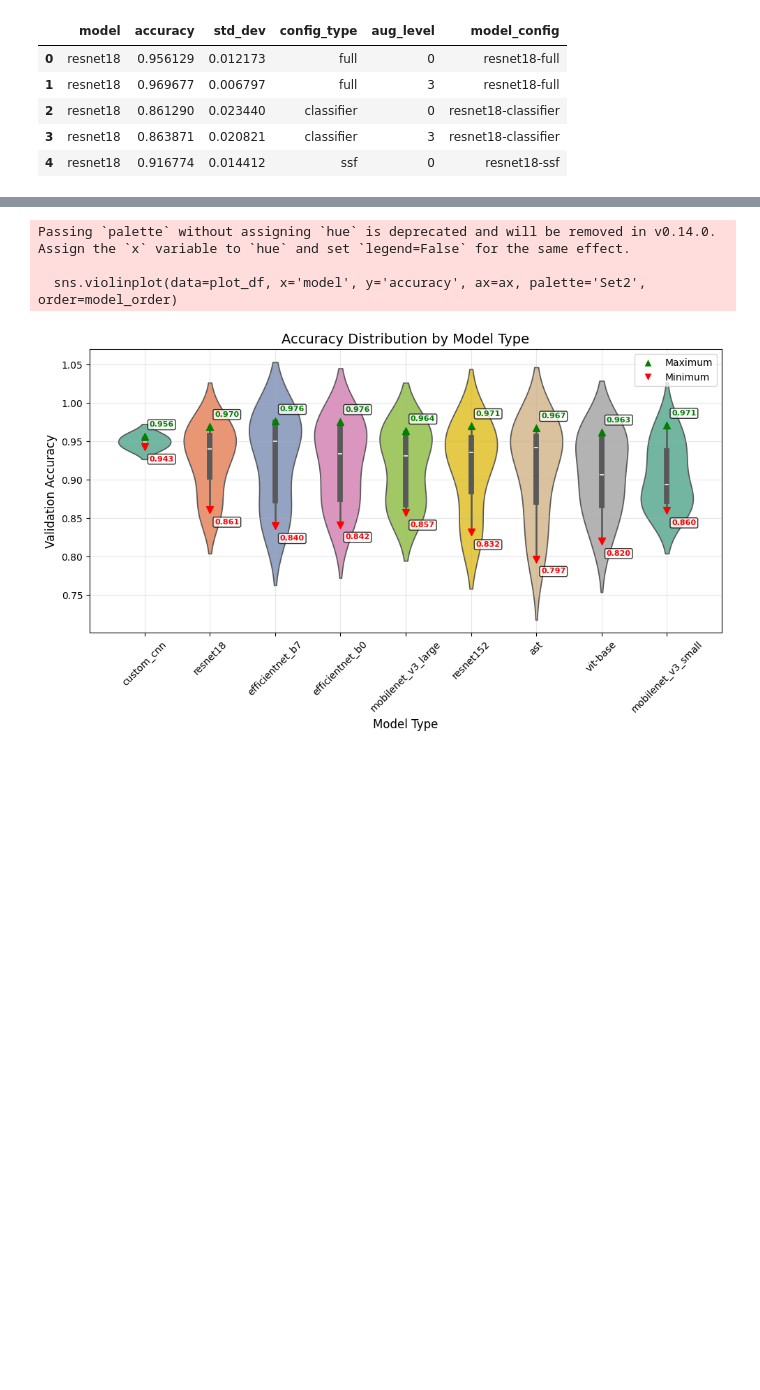
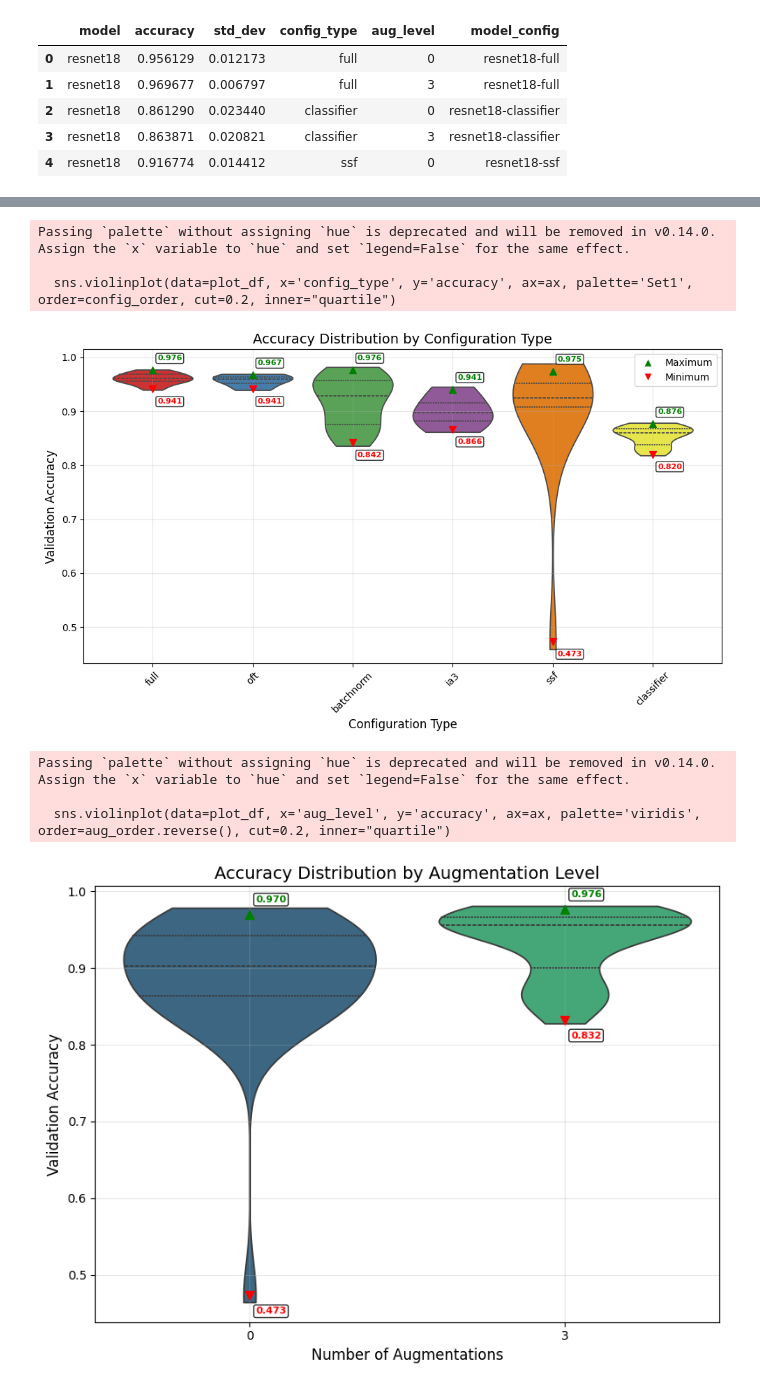
Before and after one commit to AndrewPBerg/UAV_Classification, a Jupyter notebook: src/images/rerun_EDA.ipynb, the cells around one changed output, grey strips where cells are left out. Saved outputs shown, nothing was run; the diff lists cells and outputs as text; code cells hidden in the pictures; blank space fills up the shorter version.

```diff
--- a/src/images/rerun_EDA.ipynb
+++ b/src/images/rerun_EDA.ipynb
@@ -182,0 +190,7 @@ total_runtime = datetime.timedelta(seconds=total_seconds)
+# %%
+plot_df['total_parameters'] = [runs_df['summary'][i]['model/total_parameters'] for i in range(len(runs_df))]
+plot_df['trainable_parameters'] = [runs_df['summary'][i]['model/trainable_parameters'] for i in range(len(runs_df))]
+plot_df['trainable_percentage'] = [runs_df['summary'][i]['model/trainable_percentage'] for i in range(len(runs_df))]
+plot_df['trainable_parameters'] = [runs_df['summary'][i]['model/total_parameters'] for i in range(len(runs_df))]
+plot_df['memory_footprint_mb'] = [runs_df['summary'][i]['model/memory_footprint_mb'] for i in range(len(runs_df))]
+len(plot_df)
@@ -183,7 +199,7 @@ total_runtime = datetime.timedelta(seconds=total_seconds)
 # %%
 # remove outliers from std_dev and accuracy
-plot_df = plot_df[plot_df['std_dev'] < 0.1]
-plot_df = plot_df[plot_df['accuracy'] > 0.5]
+# plot_df = plot_df[plot_df['std_dev'] < 0.1]
+# plot_df = plot_df[plot_df['accuracy'] > 0.5]
 # %%
 # Helper functions for plotting
 def get_ordered_categories(df, group_col, value_col):
@@ -221,30 +312,58 @@ def add_min_max_annotations(ax, df, x_col, y_col, order):
 # %%
-# Plot 1: Accuracy distribution by model type (ordered)
+# Plot 2: Accuracy distribution by configuration type (ordered)
 plt.style.use('default')
 fig, ax = plt.subplots(1, 1, figsize=(10, 6))
 
-model_order = get_ordered_categories(plot_df, 'model', 'accuracy')
-sns.violinplot(data=plot_df, x='model', y='accuracy', ax=ax, palette='Set2', order=model_order)
-add_min_max_annotations(ax, plot_df, 'model', 'accuracy', model_order)
+config_order = get_ordered_categories(plot_df, 'config_type', 'accuracy')
+sns.violinplot(data=plot_df, x='config_type', y='accuracy', ax=ax, palette='Set1', order=config_order, cut=0.2, inner="quartile")
+add_min_max_annotations(ax, plot_df, 'config_type', 'accuracy', config_order)
 
-ax.set_title('Accuracy Distribution by Model Type', fontsize=14)
-ax.set_xlabel('Model Type', fontsize=12)
+ax.set_title('Accuracy Distribution by Configuration Type', fontsize=14)
+ax.set_xlabel('Configuration Type', fontsize=12)
 ax.set_ylabel('Validation Accuracy', fontsize=12)
 ax.tick_params(axis='x', rotation=45)
 ax.grid(True, alpha=0.3)
 
 # Add legend for min/max markers
 legend_elements = [
     plt.Line2D([0], [0], marker='^', color='w', markerfacecolor='green', markersize=8, label='Maximum'),
     plt.Line2D([0], [0], marker='v', color='w', markerfacecolor='red', markersize=8, label='Minimum')
 ]
 ax.legend(handles=legend_elements, loc='upper right')
 
 plt.tight_layout()
-plt.savefig('accuracy_by_model_type.png', dpi=300, bbox_inches='tight')
+plt.savefig('accuracy_by_config_type.png', dpi=300, bbox_inches='tight')
 plt.show()
+# Plot 4: Accuracy vs augmentation level (ordered)
+plt.style.use('default')
+fig, ax = plt.subplots(1, 1, figsize=(8, 6))
+
+# For aug_level, ensure it's sorted by mean accuracy, but keep as string for x-axis
+aug_order = get_ordered_categories(plot_df, 'aug_level', 'accuracy')
+sns.violinplot(data=plot_df, x='aug_level', y='accuracy', ax=ax, palette='viridis', order=aug_order.reverse(), cut=0.2, inner="quartile")
+add_min_max_annotations(ax, plot_df, 'aug_level', 'accuracy', aug_order)
+
+ax.set_title('Accuracy Distribution by Augmentation Level', fontsize=14)
+ax.set_xlabel('Number of Augmentations', fontsize=12)
+ax.set_ylabel('Validation Accuracy', fontsize=12)
+ax.grid(True, alpha=0.3)
+
+# Add legend for min/max markers
+# legend_elements = [
+#     plt.Line2D([0], [0], marker='^', color='w', markerfacecolor='green', markersize=8, label='Maximum'),
+#     plt.Line2D([0], [0], marker='v', color='w', markerfacecolor='red', markersize=8, label='Minimum')
+# ]
+# ax.legend(handles=legend_elements, loc='upper right')
+
+plt.tight_layout()
+plt.savefig('accuracy_by_augmentation_level.png', dpi=300, bbox_inches='tight')
+plt.show()
 # %% [output]
 Passing `palette` without assigning `hue` is deprecated and will be removed in v0.14.0. Assign the `x` variable to `hue` and set `legend=False` for the same effect.
 
-  sns.violinplot(data=plot_df, x='model', y='accuracy', ax=ax, palette='Set2', order=model_order)
+  sns.violinplot(data=plot_df, x='config_type', y='accuracy', ax=ax, palette='Set1', order=config_order, cut=0.2, inner="quartile")
-[figure, old version]
+[figure, new version]
+Passing `palette` without assigning `hue` is deprecated and will be removed in v0.14.0. Assign the `x` variable to `hue` and set `legend=False` for the same effect.
+
+  sns.violinplot(data=plot_df, x='aug_level', y='accuracy', ax=ax, palette='viridis', order=aug_order.reverse(), cut=0.2, inner="quartile")
+[figure, added]
```
Also changed, not shown: parts of 35 cells of this notebook, 1 other file.
